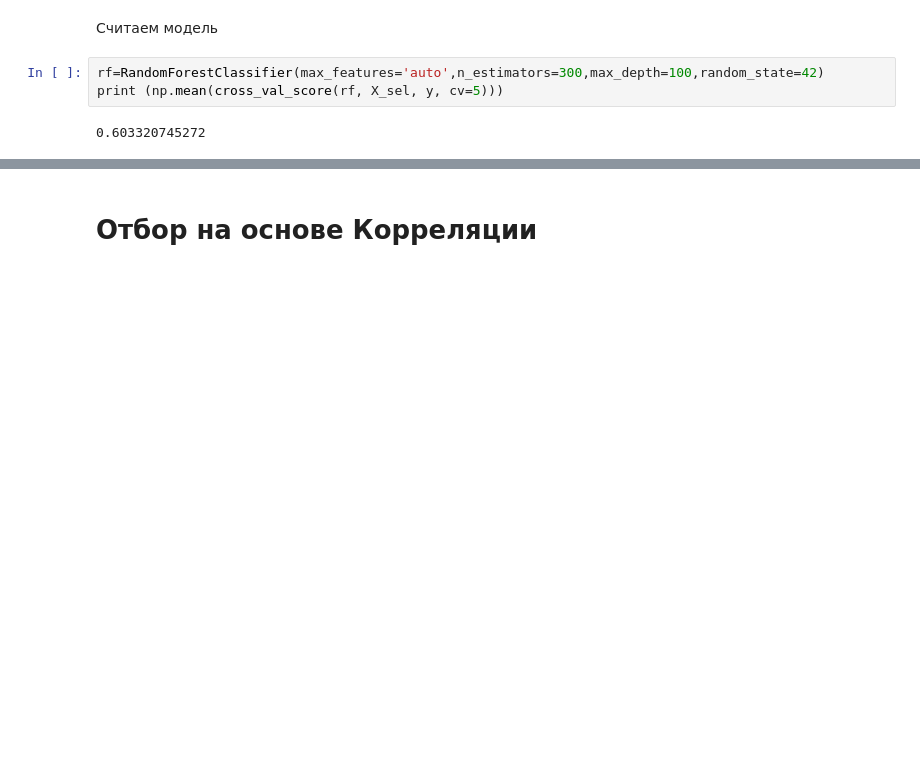
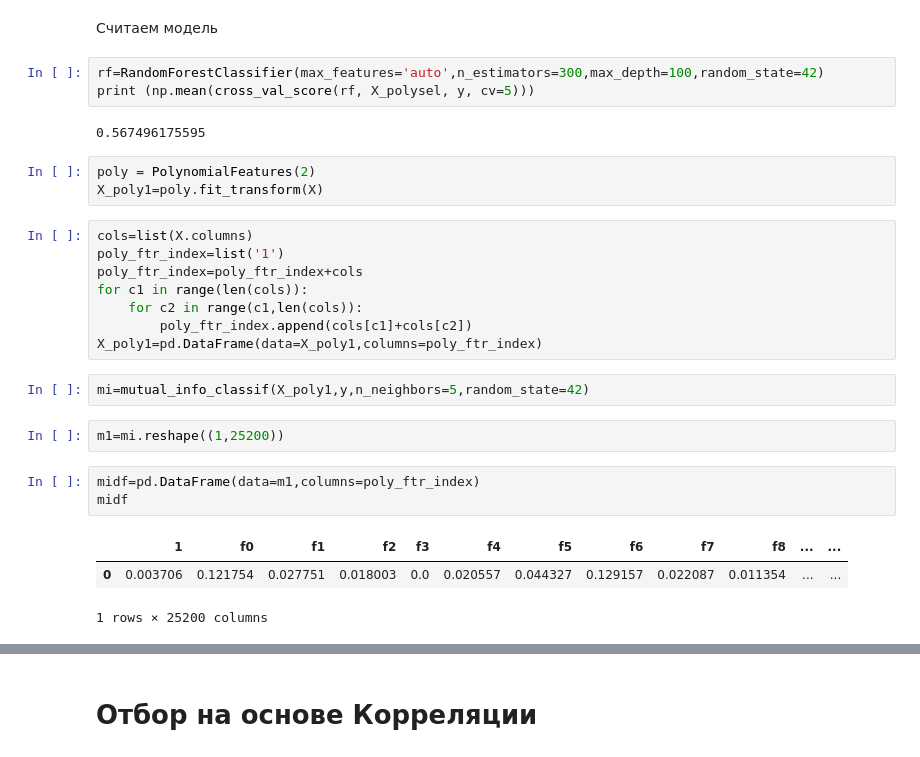
Before and after one commit to MiniGN/mlbootcamp-4, a Jupyter notebook: [ftr]Ftr_selection_stat.ipynb, the cells around one changed output, grey strips where cells are left out. Saved outputs shown, nothing was run; the diff lists cells and outputs as text; blank space fills up the shorter version.

```diff
--- a/[ftr]Ftr_selection_stat.ipynb
+++ b/[ftr]Ftr_selection_stat.ipynb
@@ -105,6 +140,28 @@ array([[ 1.        , -1.35173485,  1.50224188, ...,  0.87896115,
 Считаем модель
 # %%
 rf=RandomForestClassifier(max_features='auto',n_estimators=300,max_depth=100,random_state=42)
-print (np.mean(cross_val_score(rf, X_sel, y, cv=5)))
+print (np.mean(cross_val_score(rf, X_polysel, y, cv=5)))
 # %% [output]
-0.603320745272
+0.567496175595
+# %%
+poly = PolynomialFeatures(2)
+X_poly1=poly.fit_transform(X)
+# %%
+cols=list(X.columns)
+poly_ftr_index=list('1')
+poly_ftr_index=poly_ftr_index+cols
+for c1 in range(len(cols)):
+    for c2 in range(c1,len(cols)):
+        poly_ftr_index.append(cols[c1]+cols[c2])
+X_poly1=pd.DataFrame(data=X_poly1,columns=poly_ftr_index)
+# %%
+mi=mutual_info_classif(X_poly1,y,n_neighbors=5,random_state=42)
+# %%
+m1=mi.reshape((1,25200))
+# %%
+midf=pd.DataFrame(data=m1,columns=poly_ftr_index)
+midf
+# %% [output]
+|  | 1 | f0 | f1 | f2 | f3 | f4 | f5 | f6 | f7 | f8 | ... | ... |
+| 0 | 0.003706 | 0.121754 | 0.027751 | 0.018003 | 0.0 | 0.020557 | 0.044327 | 0.129157 | 0.022087 | 0.011354 | ... | ... |
+1 rows × 25200 columns
```
Also changed, not shown: parts of 9 cells of this notebook, 4 other files.
